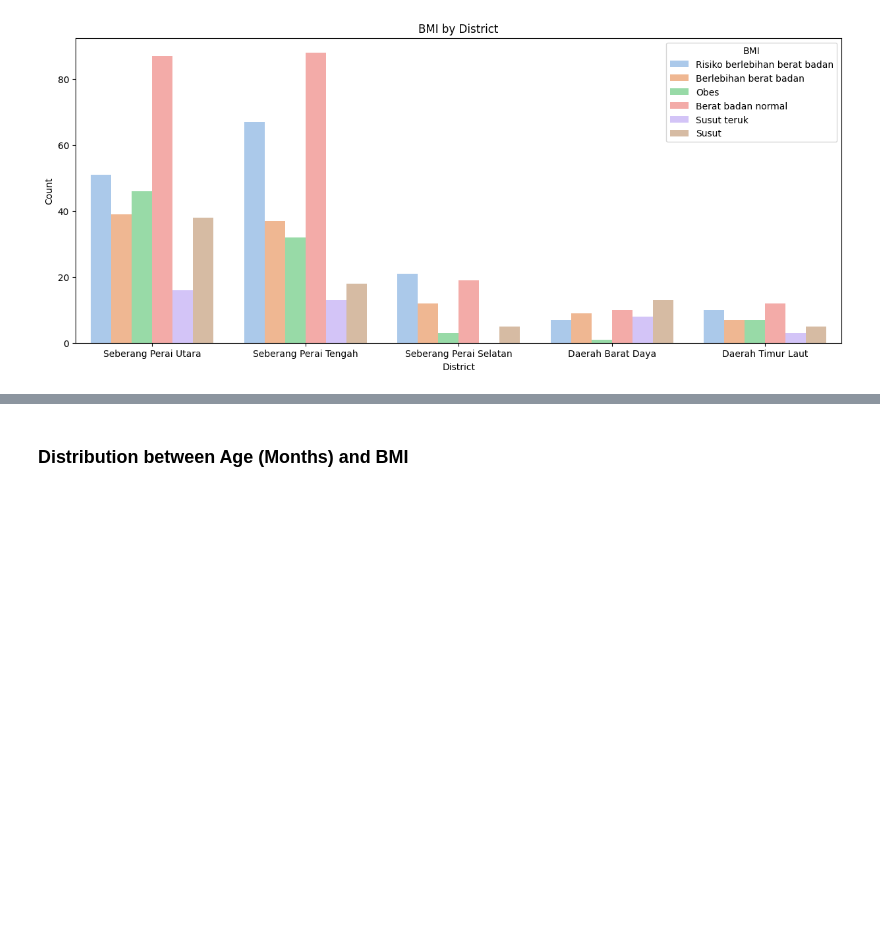
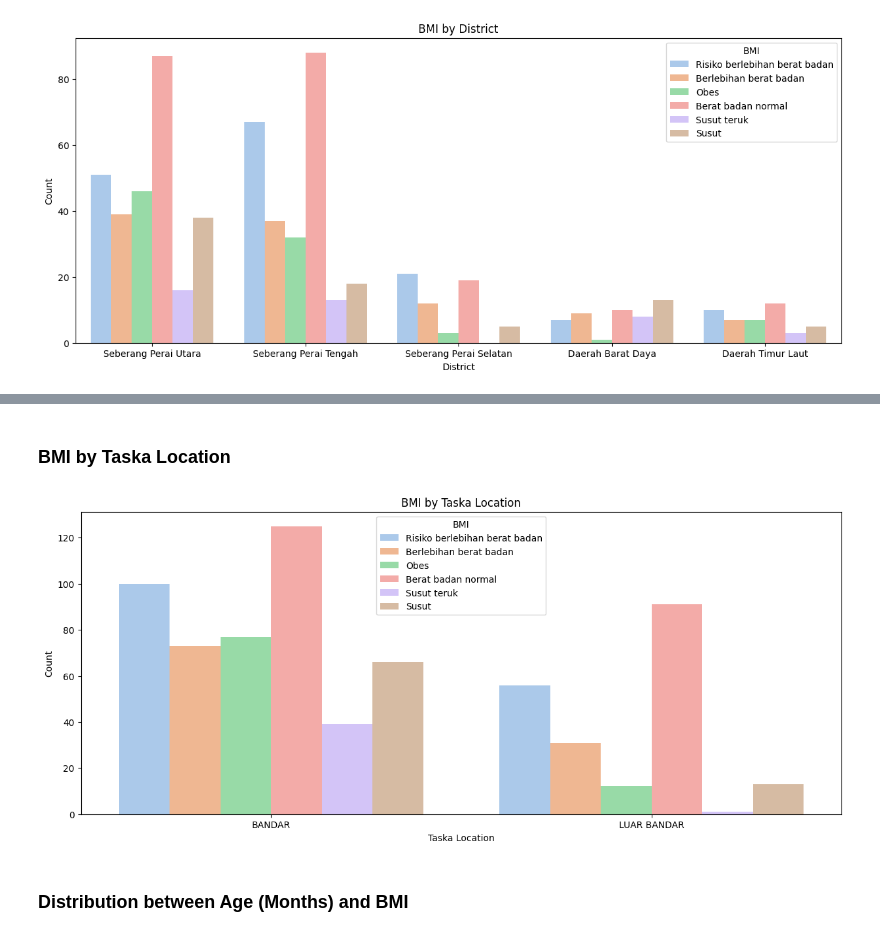
Before and after one commit to j9988/Kids_Nutrition_Level_Predicion, a Jupyter notebook: Preprocessing_EDA.ipynb, the cells around one changed output, grey strips where cells are left out. Cells and saved outputs as stored; diff of their text form; code cells hidden in the pictures; blank space fills up the shorter version.

```diff
--- a/Preprocessing_EDA.ipynb
+++ b/Preprocessing_EDA.ipynb
@@ -1880,3 +1904,15 @@ plt.show()
+# %% [markdown]
+### **BMI by Taska Location**
+# %%
+plt.figure(figsize = (15, 6))
+sns.countplot(df_kids_PP, x = 'TASKA_LOKASI', hue = 'BMI', order = df_kids_PP['TASKA_LOKASI'].value_counts().index)
+title = "BMI by Taska Location"
+plt.title(title)
+plt.xlabel('Taska Location')
+plt.ylabel('Count')
+plt.show()
+# %% [output]
+[figure, added]
 # %% [markdown]
 ### **Distribution between Age (Months) and BMI**
 # %%
```
Also changed, not shown: parts of 3 cells of this notebook.
